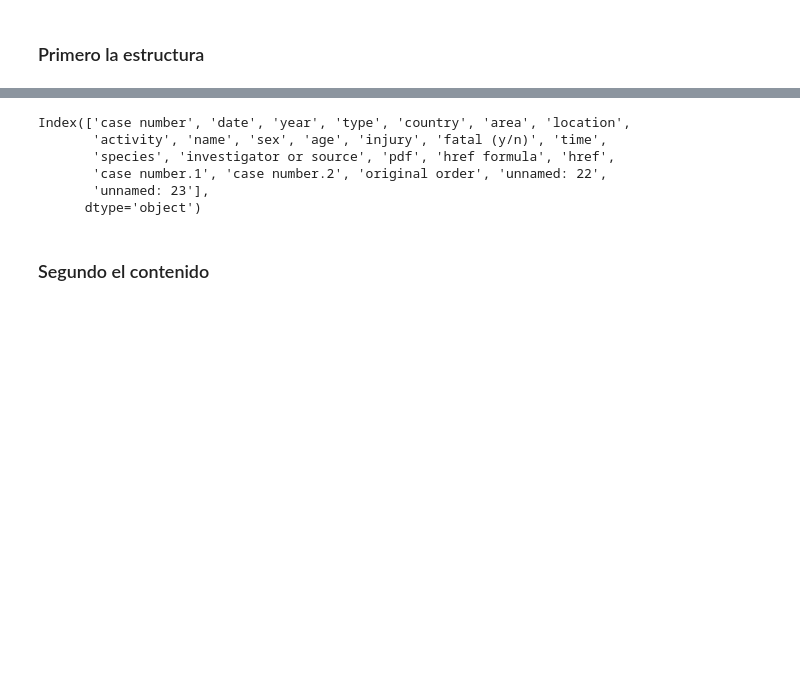
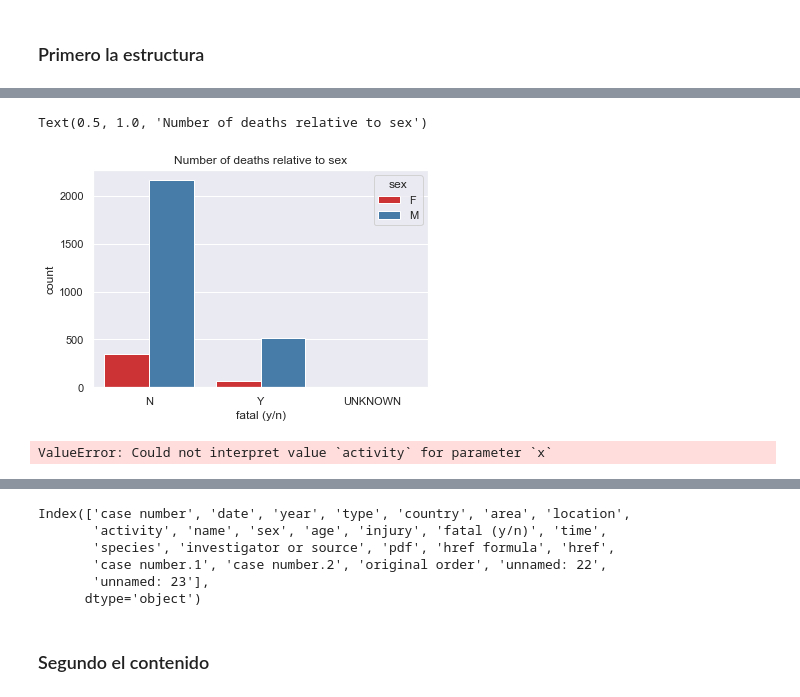
Before and after one commit to xarlomi/data-cleaning-pandas, a Jupyter notebook: visualizacion.ipynb, the cells around one changed output, grey strips where cells are left out. Drawn from its saved outputs; the diff is of its cells as text; code cells hidden in the pictures; blank space fills up the shorter version.

```diff
--- a/visualizacion.ipynb
+++ b/visualizacion.ipynb
@@ -59,0 +32,9 @@ Index(['case number', 'date', 'year', 'type', 'country', 'area', 'location',
+# %%
+sns.countplot(x="fatal (y/n)", hue= "sex", data= data, palette="Set1").set_title("Number of deaths relative to sex")
+# %% [output]
+Text(0.5, 1.0, 'Number of deaths relative to sex')
+[figure, added]
+# %%
+sns.scatterplot(x='activity', hue='lethal_attack').set_title("Number of deaths relative to sex")
+# %% [output]
+ValueError: Could not interpret value `activity` for parameter `x`
```
Also changed, not shown: parts of 56 cells of this notebook.
